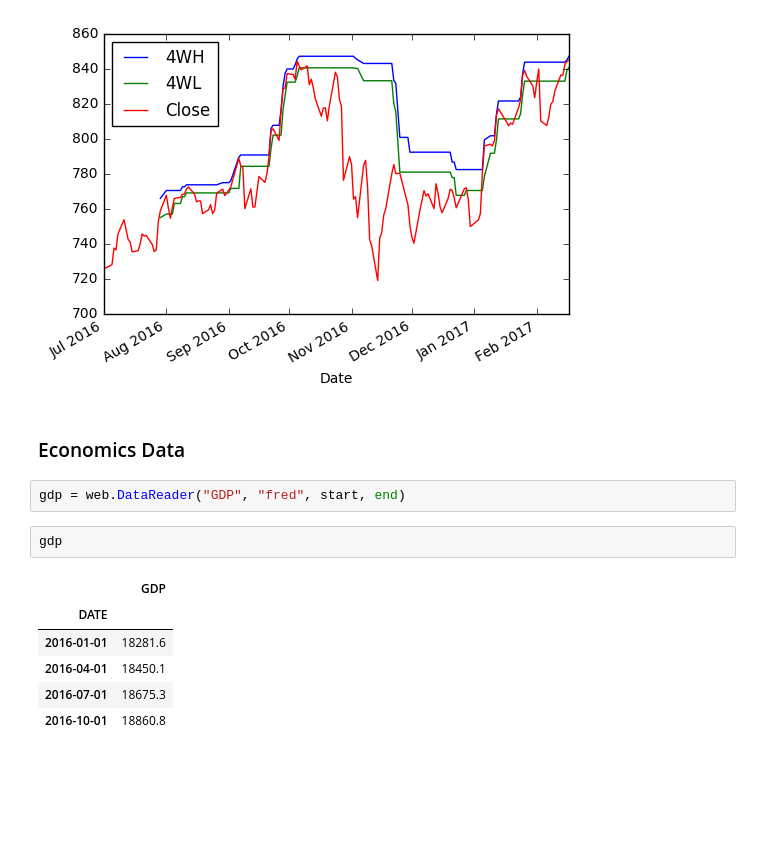
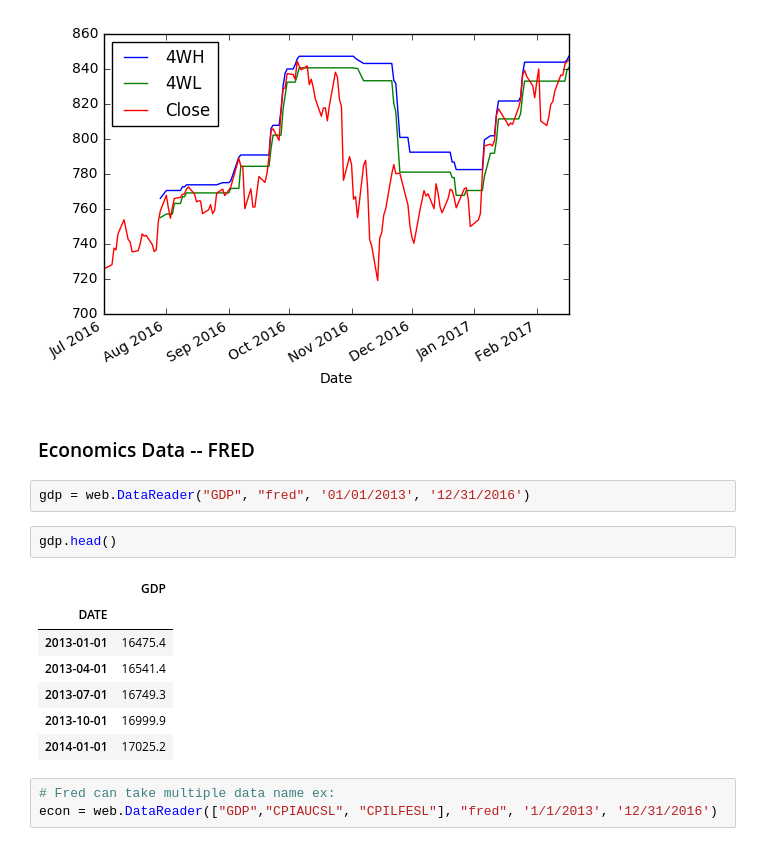
Before and after one commit to olinayy/DS_Practice, a Jupyter notebook: Price_Channel.ipynb, the cells around one changed output. Saved outputs shown, nothing was run; the diff lists cells and outputs as text; blank space fills up the shorter version.

Commit message:
pandas econ data API

```diff
--- a/Price_Channel.ipynb
+++ b/Price_Channel.ipynb
@@ -50,15 +51,19 @@ x.plot(y=['4WH', '4WL', 'Close'])
 <matplotlib.axes._subplots.AxesSubplot at 0x...>
 [figure]
 # %% [markdown]
-### Economics Data
+### Economics Data -- FRED
 # %%
-gdp = web.DataReader("GDP", "fred", start, end)
+gdp = web.DataReader("GDP", "fred", '01/01/2013', '12/31/2016')
 # %%
-gdp
+gdp.head()
 # %% [output]
 |  | GDP |
 | DATE |  |
-| 2016-01-01 | 18281.6 |
-| 2016-04-01 | 18450.1 |
-| 2016-07-01 | 18675.3 |
-| 2016-10-01 | 18860.8 |
+| 2013-01-01 | 16475.4 |
+| 2013-04-01 | 16541.4 |
+| 2013-07-01 | 16749.3 |
+| 2013-10-01 | 16999.9 |
+| 2014-01-01 | 17025.2 |
+# %%
+# Fred can take multiple data name ex:
+econ = web.DataReader(["GDP","CPIAUCSL", "CPILFESL"], "fred", '1/1/2013', '12/31/2016')
```
Also changed, not shown: parts of 8 cells of this notebook.
